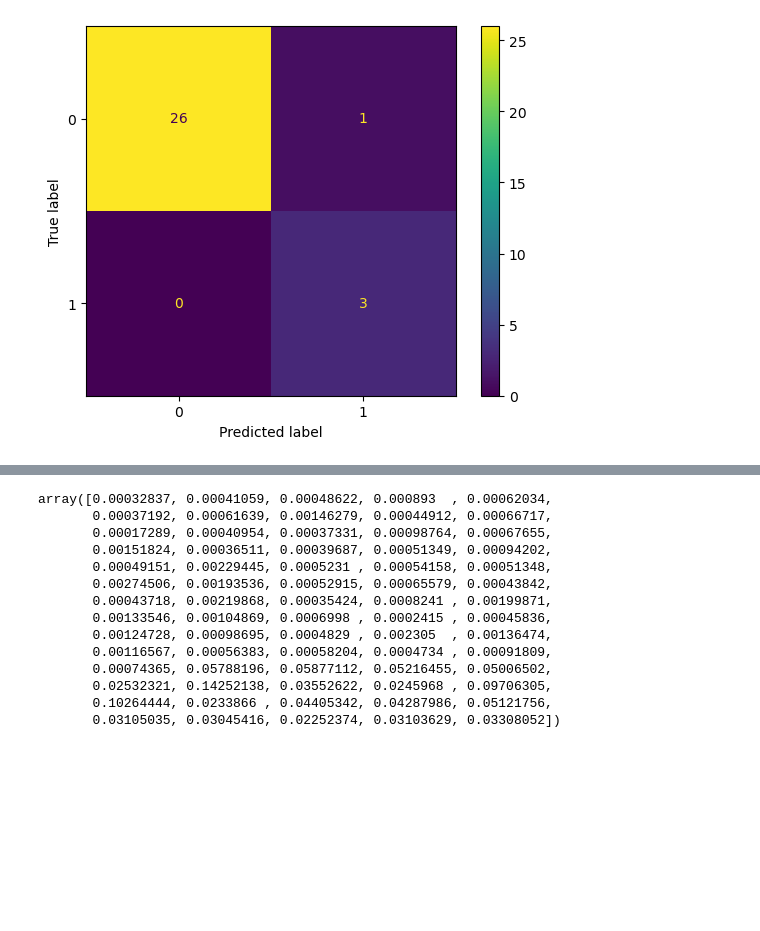
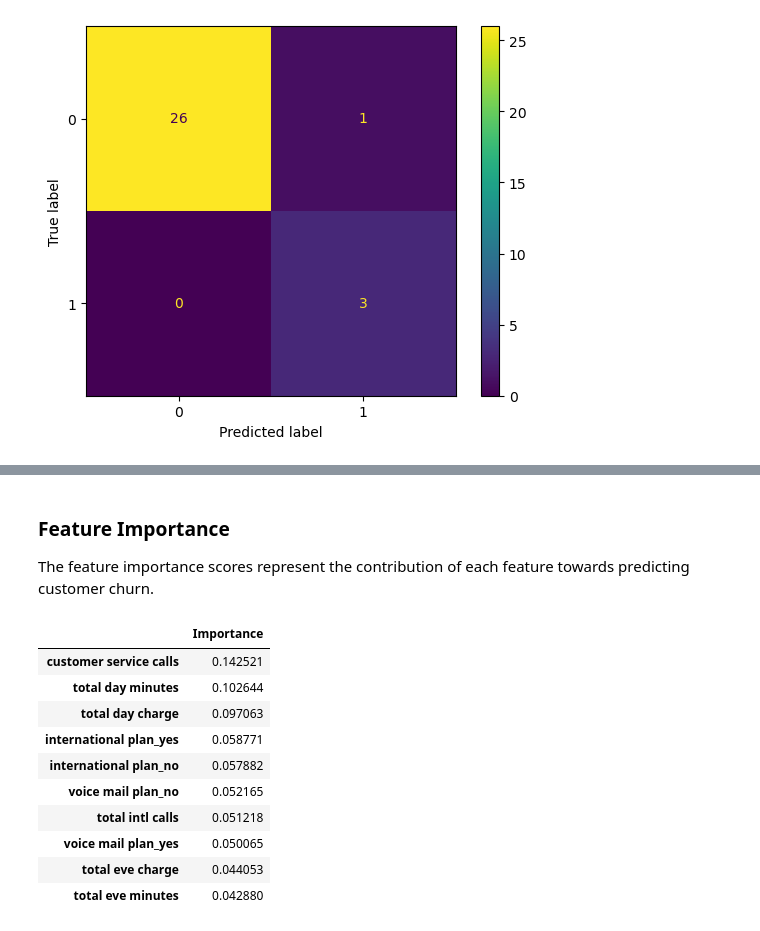
Before and after one commit to KennedyOwinoJnr/ChurnInTelecomsProject, a Jupyter notebook: ProjectNotebook.ipynb, the cells around one changed output, grey strips where cells are left out. Drawn from its saved outputs; the diff is of its cells as text; code cells hidden in the pictures; blank space fills up the shorter version.

```diff
--- a/ProjectNotebook.ipynb
+++ b/ProjectNotebook.ipynb
@@ -718,18 +748,29 @@ Test Confusion Matrix
+# %% [markdown]
+### Feature Importance
+
+The feature importance scores represent the contribution of each feature towards predicting customer churn.
 # %%
 #feature importance
-rf_grid_search.best_estimator_.feature_importances_
+feature_importance = rf_grid_search.best_estimator_.feature_importances_
-# %% [output]
-array([0.00032837, 0.00041059, 0.00048622, 0.000893  , 0.00062034,
-       0.00037192, 0.00061639, 0.00146279, 0.00044912, 0.00066717,
-       0.00017289, 0.00040954, 0.00037331, 0.00098764, 0.00067655,
-       0.00151824, 0.00036511, 0.00039687, 0.00051349, 0.00094202,
-       0.00049151, 0.00229445, 0.0005231 , 0.00054158, 0.00051348,
-       0.00274506, 0.00193536, 0.00052915, 0.00065579, 0.00043842,
-       0.00043718, 0.00219868, 0.00035424, 0.0008241 , 0.00199871,
-       0.00133546, 0.00104869, 0.0006998 , 0.0002415 , 0.00045836,
-       0.00124728, 0.00098695, 0.0004829 , 0.002305  , 0.00136474,
-       0.00116567, 0.00056383, 0.00058204, 0.0004734 , 0.00091809,
-       0.00074365, 0.05788196, 0.05877112, 0.05216455, 0.05006502,
-       0.02532321, 0.14252138, 0.03552622, 0.0245968 , 0.09706305,
-       0.10264444, 0.0233866 , 0.04405342, 0.04287986, 0.05121756,
-       0.03105035, 0.03045416, 0.02252374, 0.03103629, 0.03308052])
+# %%
+feature_importance_df = pd.DataFrame(feature_importance,
+                                index = preprocessor_pipeline.named_steps['preprocessor'].get_feature_names_out(),
+                                columns = ['Importance']).sort_values(by='Importance', ascending=False)
+
+#modifying the features to make them more readable
+feature_importance_df.index = feature_importance_df.index.str.replace('remainder__', '').str.replace('ohe__', '')
+
+#view the top 10 important feature dataframe
+feature_importance_df.head(10)
+# %% [output]
+|  | Importance |
+| customer service calls | 0.142521 |
+| total day minutes | 0.102644 |
+| total day charge | 0.097063 |
+| international plan_yes | 0.058771 |
+| international plan_no | 0.057882 |
+| voice mail plan_no | 0.052165 |
+| total intl calls | 0.051218 |
+| voice mail plan_yes | 0.050065 |
+| total eve charge | 0.044053 |
+| total eve minutes | 0.042880 |
```
Also changed, not shown: parts of 7 cells of this notebook, 1 other file.
